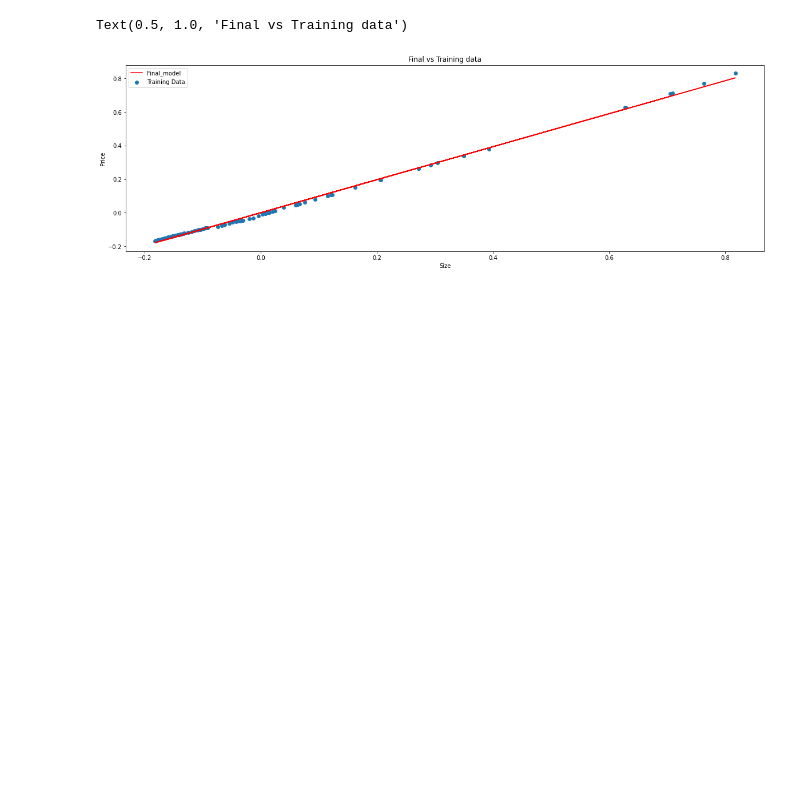
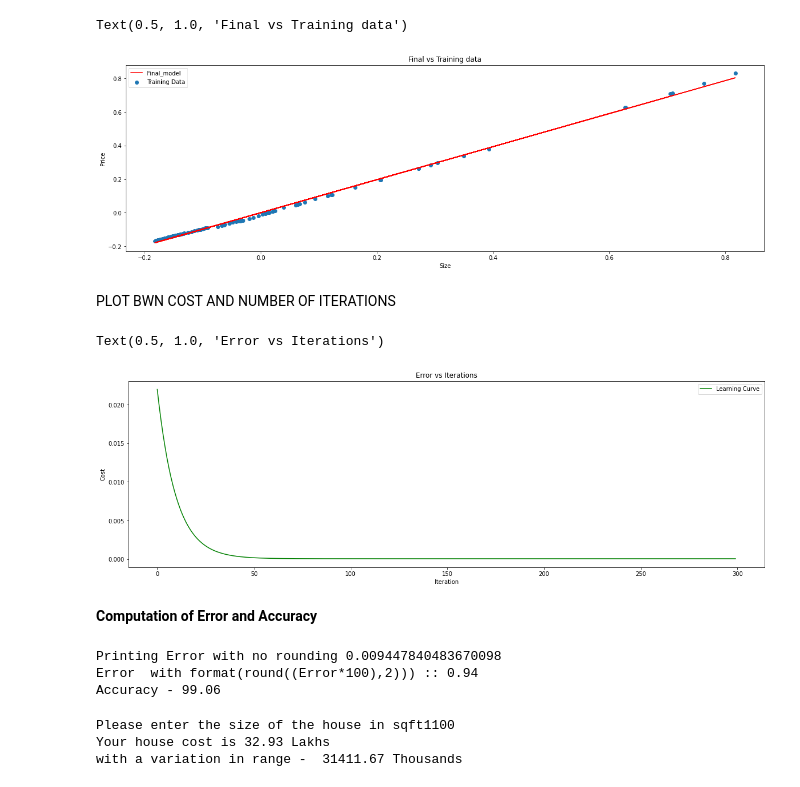
Before and after one commit to ShareAndShine/Lemalabs, a Jupyter notebook: Day_1_Linear_regression.ipynb, the cells around one changed output. Saved outputs shown, nothing was run; the diff lists cells and outputs as text; code cells hidden in the pictures; blank space fills up the shorter version.

```diff
--- a/Day_1_Linear_regression.ipynb
+++ b/Day_1_Linear_regression.ipynb
@@ -83,7 +83,7 @@ computeError(x,y,theta)
 0.024346853685025285
 # %%
 learn_rate = 1
-iters = 150
+iters = 300
 def gradientDescent(x,y,theta,learn_rate,iters):
   temp = np.matrix(np.zeros(theta.shape))
   parameters = theta.shape[1]
@@ -135,3 +135,30 @@ ax.set_title('Final vs Training data')
 # %% [output]
 Text(0.5, 1.0, 'Final vs Training data')
 [figure]
+# %% [markdown]
+PLOT BWN COST AND NUMBER OF ITERATIONS
+# %%
+fig,ax = plt.subplots(figsize=(20,6))
+ax.plot(np.arange(iters),cost,'g',label="Learning Curve")
+ax.legend()
+ax.set_xlabel('Iteration')
+ax.set_ylabel('Cost')
+ax.set_title('Error vs Iterations')
+# %% [output]
+Text(0.5, 1.0, 'Error vs Iterations')
+[figure, added]
+# %% [markdown]
+**Computation of Error and Accuracy**
+# %%
+from sklearn.metrics import mean_absolute_error
+Error = mean_absolute_error(model_price,y) # Check model price as aganist the original price so u will know how much new price is accurate
+#print("Printing model price:: {}".format(model_price))
+#print("Printing y the actual price:: {}".format(y))
+Accuracy = 1 - Error
+print("Printing Error with no rounding {}".format(Error))
+print("Error  with format(round((Error*100),2))) :: {}".format(round((Error*100),2)))
+print("Accuracy - {}".format(round((Accuracy*100),2)))
+# %% [output]
+Printing Error with no rounding 0.009447840483670098
+Error  with format(round((Error*100),2))) :: 0.94
+Accuracy - 99.06
@@ -137,0 +184,10 @@ Text(0.5, 1.0, 'Final vs Training data')
+# %%
+predicted_price, price_range = predict(new_theta, Accuracy)
+print('Your house cost is ' + str(round(predicted_price * (1 / 100000),2)) + ' Lakhs')
+print('with a variation in range -  ' + str(round(price_range,2)) + ' Thousands')
+
+#print('Your house cost is' + str(round((predicted_price*(1 / 100000),2))) + ' Lakhs (+ or -) ' + str(round(price_range,2)))
+# %% [output]
+Please enter the size of the house in sqft1100
+Your house cost is 32.93 Lakhs
+with a variation in range -  31411.67 Thousands
```
Also changed, not shown: parts of 2 cells of this notebook.
